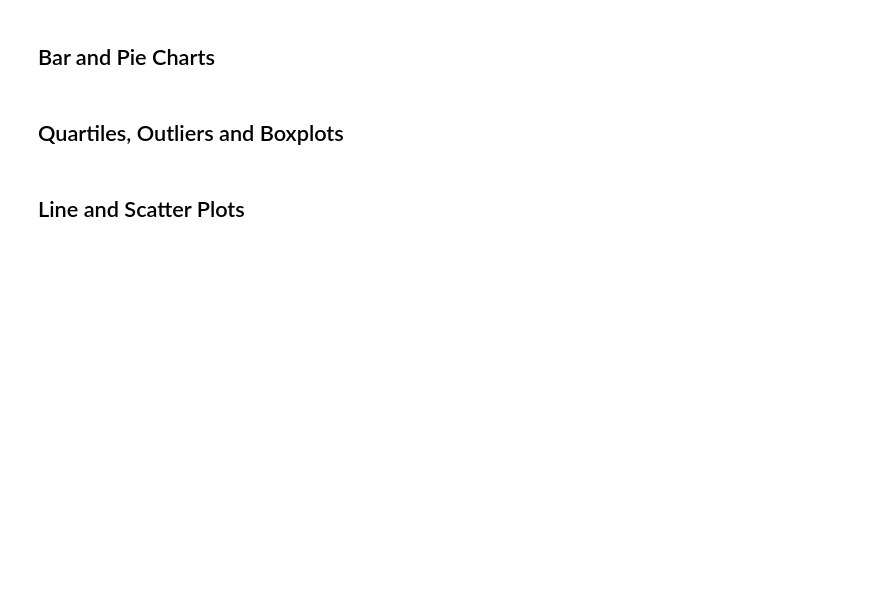
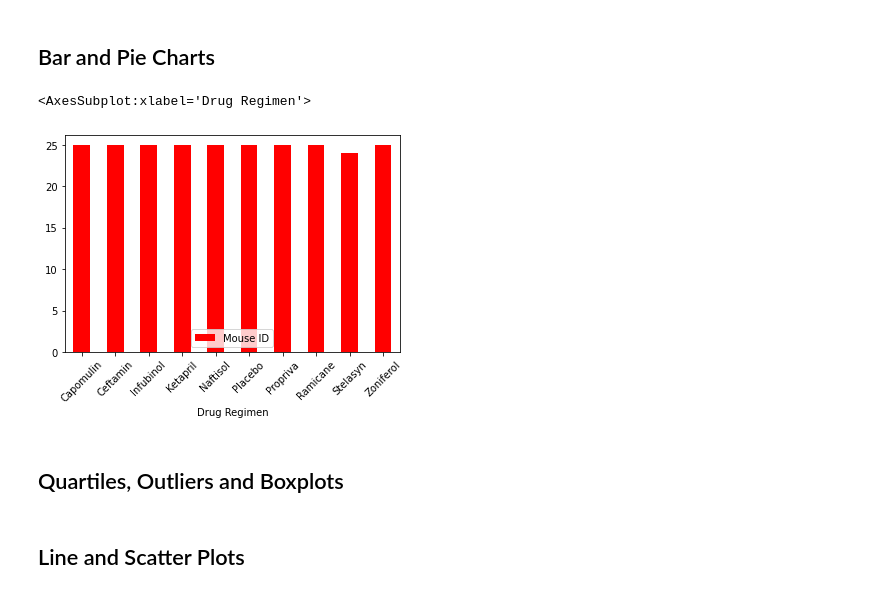
Before and after one commit to ZKeller22/UCI-Homework-Keller, a Jupyter notebook: matplotlib-challenge/Pymaceuticals/pymaceuticals_starter.ipynb, the cells around one changed output. Saved outputs shown, nothing was run; the diff lists cells and outputs as text; code cells hidden in the pictures; blank space fills up the shorter version.

Commit message:
First bar chart done

```diff
--- a/matplotlib-challenge/Pymaceuticals/pymaceuticals_starter.ipynb
+++ b/matplotlib-challenge/Pymaceuticals/pymaceuticals_starter.ipynb
@@ -125,6 +128,14 @@ drug_mean
 ## Bar and Pie Charts
 # %%
 # Generate a bar plot showing the total number of unique mice tested on each drug regimen using pandas.
+mouse_unique_drug = data[['Mouse ID','Drug Regimen']]
+mouse_unique_drug = mouse_unique_drug.drop_duplicates()
+mouse_unique_drug = mouse_unique_drug.groupby(["Drug Regimen"])
+mouse_unique_drug = mouse_unique_drug.count()
+mouse_unique_drug.plot.bar(color='r', legend = "best",rot=45)
+# %% [output]
+<AxesSubplot:xlabel='Drug Regimen'>
+[figure, added]
 # %%
 # Generate a bar plot showing the total number of unique mice tested on each drug regimen using pyplot.
 # %%
```
Also changed, not shown: parts of 2 cells of this notebook.
